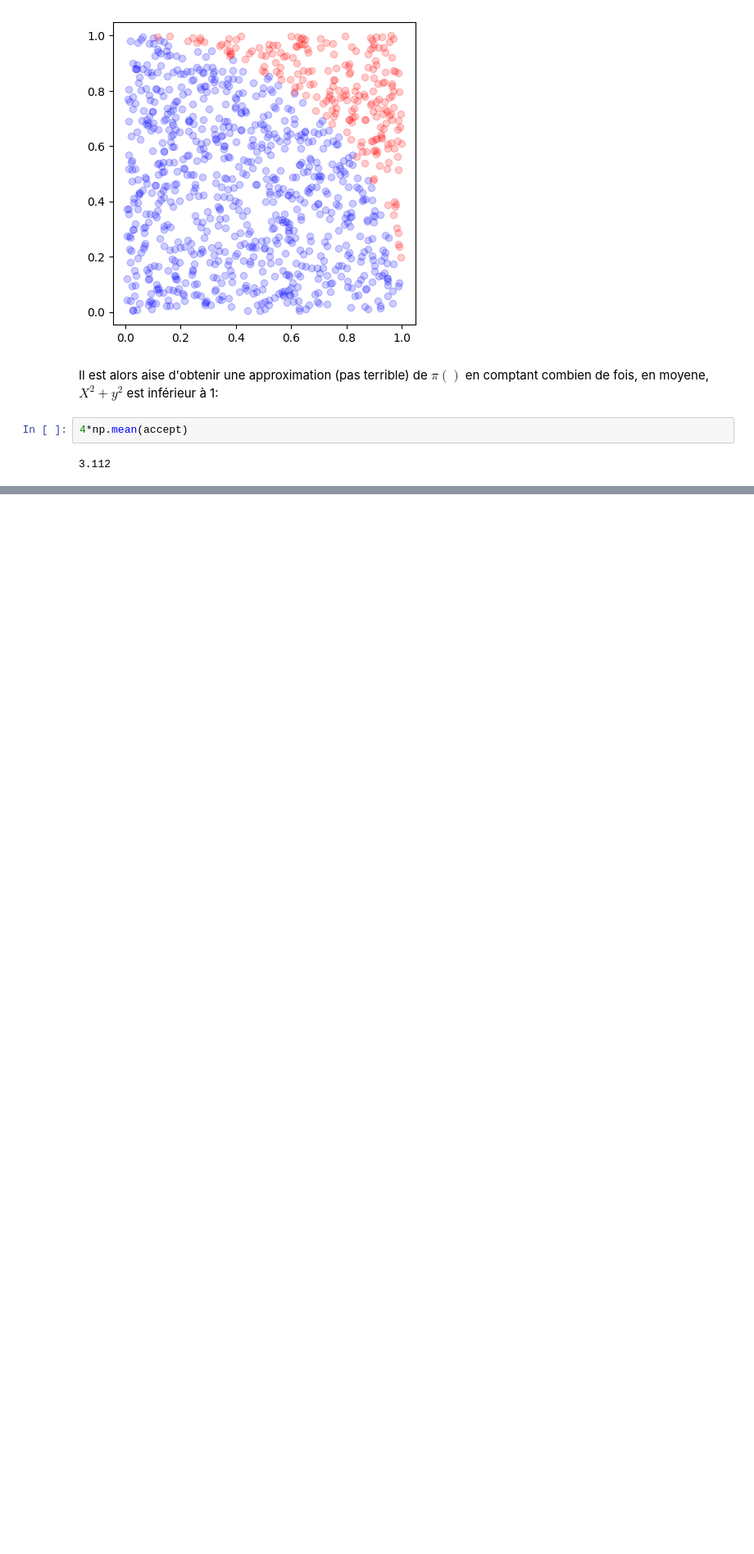
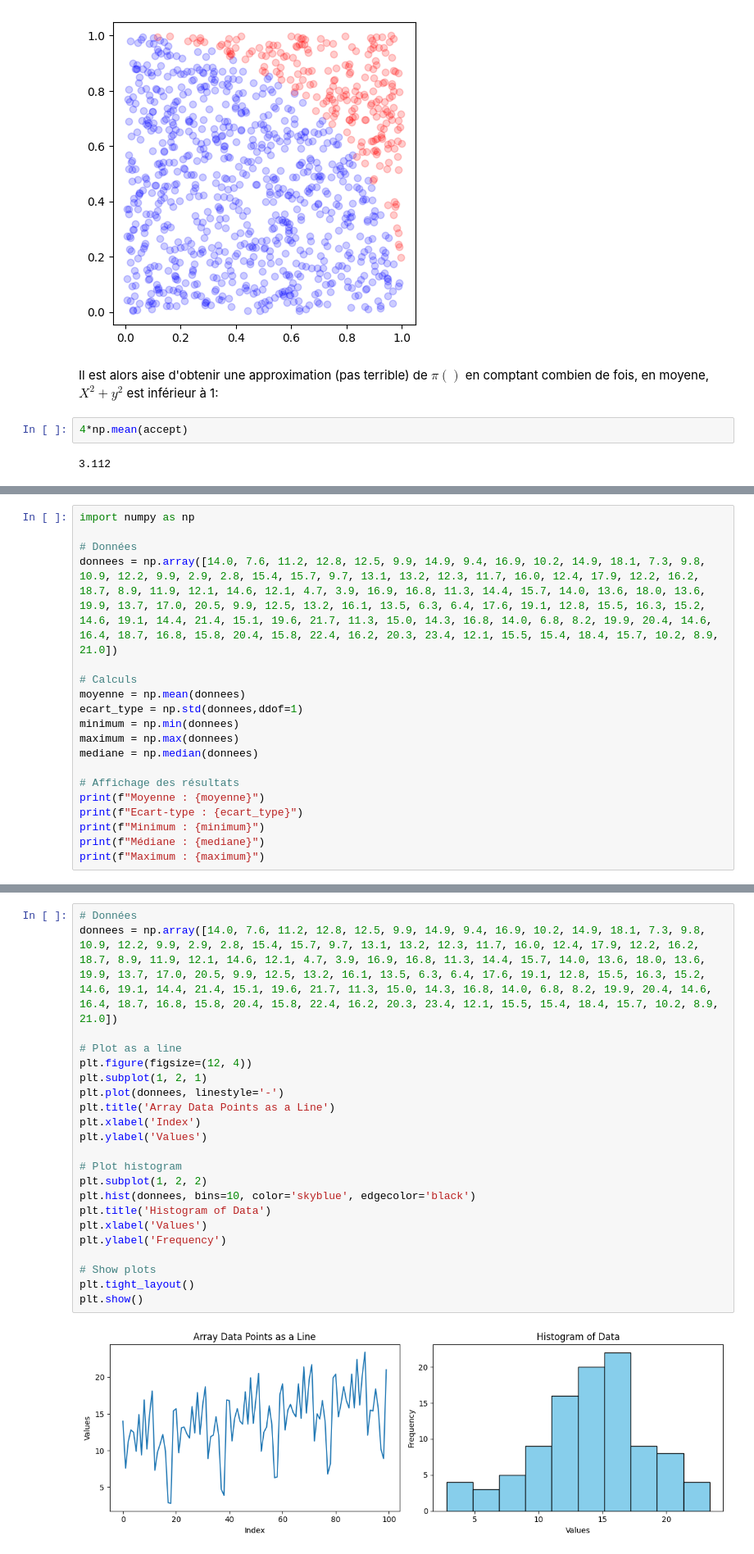
Before and after one commit to cysorianoc/justlearn, a Jupyter notebook: toy_notebook_fr_Copy1.ipynb, the cells around one changed output, grey strips where cells are left out. Shown: that part at 82% size. Drawn from its saved outputs; the diff is of its cells as text; blank space fills up the shorter version.

```diff
--- a/toy_notebook_fr_Copy1.ipynb
+++ b/toy_notebook_fr_Copy1.ipynb
@@ -53,0 +62,19 @@ Il est alors aise d'obtenir une approximation (pas terrible) de $\pi()$ en compt
+# %%
+import numpy as np
+
+# Données
+donnees = np.array([14.0, 7.6, 11.2, 12.8, 12.5, 9.9, 14.9, 9.4, 16.9, 10.2, 14.9, 18.1, 7.3, 9.8, 10.9, 12.2, 9.9, 2.9, 2.8, 15.4, 15.7, 9.7, 13.1, 13.2, 12.3, 11.7, 16.0, 12.4, 17.9, 12.2, 16.2, 18.7, 8.9, 11.9, 12.1, 14.6, 12.1, 4.7, 3.9, 16.9, 16.8, 11.3, 14.4, 15.7, 14.0, 13.6, 18.0, 13.6, 19.9, 13.7, 17.0, 20.5, 9.9, 12.5, 13.2, 16.1, 13.5, 6.3, 6.4, 17.6, 19.1, 12.8, 15.5, 16.3, 15.2, 14.6, 19.1, 14.4, 21.4, 15.1, 19.6, 21.7, 11.3, 15.0, 14.3, 16.8, 14.0, 6.8, 8.2, 19.9, 20.4, 14.6, 16.4, 18.7, 16.8, 15.8, 20.4, 15.8, 22.4, 16.2, 20.3, 23.4, 12.1, 15.5, 15.4, 18.4, 15.7, 10.2, 8.9, 21.0])
+
+# Calculs
+moyenne = np.mean(donnees)
+ecart_type = np.std(donnees,ddof=1)
+minimum = np.min(donnees)
+maximum = np.max(donnees)
+mediane = np.median(donnees)
+
+# Affichage des résultats
+print(f"Moyenne : {moyenne}")
+print(f"Ecart-type : {ecart_type}")
+print(f"Minimum : {minimum}")
+print(f"Médiane : {mediane}")
+print(f"Maximum : {maximum}")
@@ -53,0 +97,24 @@ Il est alors aise d'obtenir une approximation (pas terrible) de $\pi()$ en compt
+# %%
+# Données
+donnees = np.array([14.0, 7.6, 11.2, 12.8, 12.5, 9.9, 14.9, 9.4, 16.9, 10.2, 14.9, 18.1, 7.3, 9.8, 10.9, 12.2, 9.9, 2.9, 2.8, 15.4, 15.7, 9.7, 13.1, 13.2, 12.3, 11.7, 16.0, 12.4, 17.9, 12.2, 16.2, 18.7, 8.9, 11.9, 12.1, 14.6, 12.1, 4.7, 3.9, 16.9, 16.8, 11.3, 14.4, 15.7, 14.0, 13.6, 18.0, 13.6, 19.9, 13.7, 17.0, 20.5, 9.9, 12.5, 13.2, 16.1, 13.5, 6.3, 6.4, 17.6, 19.1, 12.8, 15.5, 16.3, 15.2, 14.6, 19.1, 14.4, 21.4, 15.1, 19.6, 21.7, 11.3, 15.0, 14.3, 16.8, 14.0, 6.8, 8.2, 19.9, 20.4, 14.6, 16.4, 18.7, 16.8, 15.8, 20.4, 15.8, 22.4, 16.2, 20.3, 23.4, 12.1, 15.5, 15.4, 18.4, 15.7, 10.2, 8.9, 21.0])
+
+# Plot as a line
+plt.figure(figsize=(12, 4))
+plt.subplot(1, 2, 1)
+plt.plot(donnees, linestyle='-')
+plt.title('Array Data Points as a Line')
+plt.xlabel('Index')
+plt.ylabel('Values')
+
+# Plot histogram
+plt.subplot(1, 2, 2)
+plt.hist(donnees, bins=10, color='skyblue', edgecolor='black')
+plt.title('Histogram of Data')
+plt.xlabel('Values')
+plt.ylabel('Frequency')
+
+# Show plots
+plt.tight_layout()
+plt.show()
+# %% [output]
+[figure, added]
```
Also changed, not shown: parts of 8 cells of this notebook.
